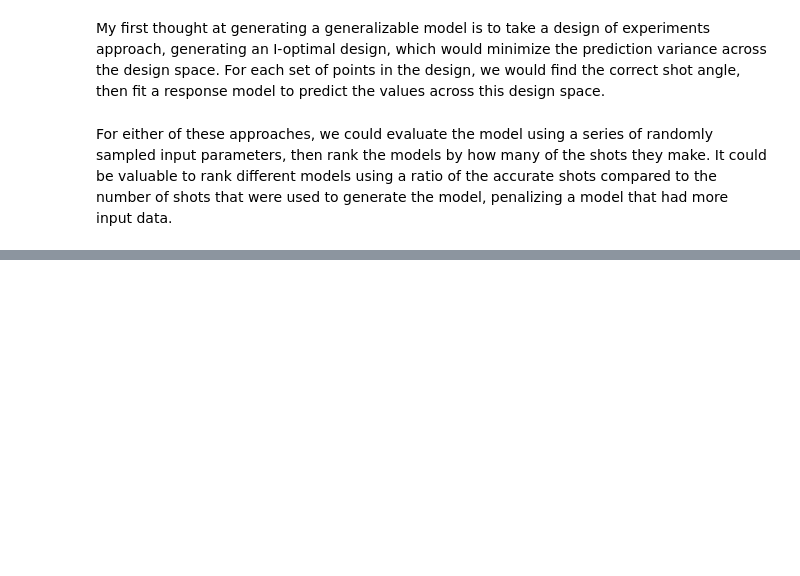
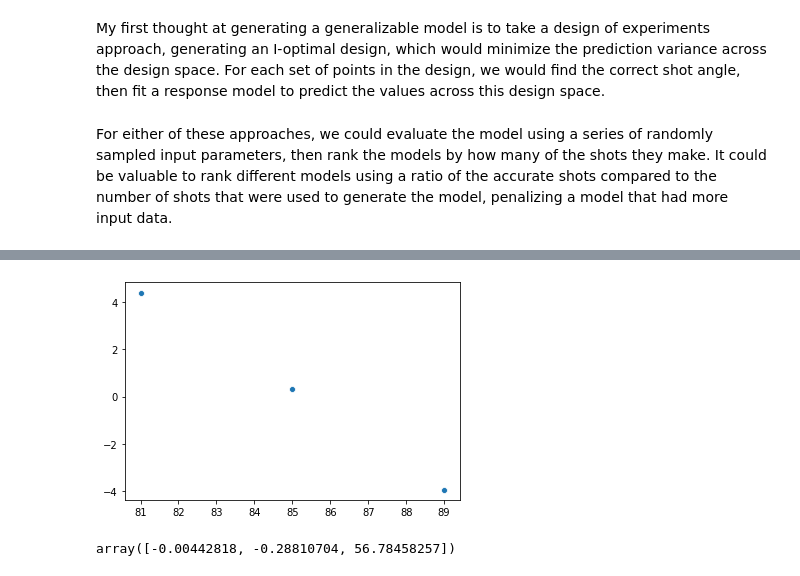
Before and after one commit to StevenCHowell/bball_cannon, a Jupyter notebook: BBall Cannon.ipynb, the cells around one changed output, grey strips where cells are left out. Cells and saved outputs as stored; diff of their text form; code cells hidden in the pictures; blank space fills up the shorter version.

```diff
--- a/BBall Cannon.ipynb
+++ b/BBall Cannon.ipynb
@@ -544,0 +588,14 @@ For either of these approaches, we could evaluate the model using a series of ra
+# %%
+c2 = Cannon(5, 0, 34.3)
+angles = [89, 85, 81]
+delta_x = []
+for angle in angles:
+    delta_x.append(c2.fire(angle))
+# %%
+_ = sns.scatterplot(angles, delta_x)
+# %% [output]
+[figure, added]
+# %%
+np.polyfit(angles, delta_x, 2)
+# %% [output]
+array([-0.00442818, -0.28810704, 56.78458257])
```
Also changed, not shown: parts of 42 cells of this notebook.
